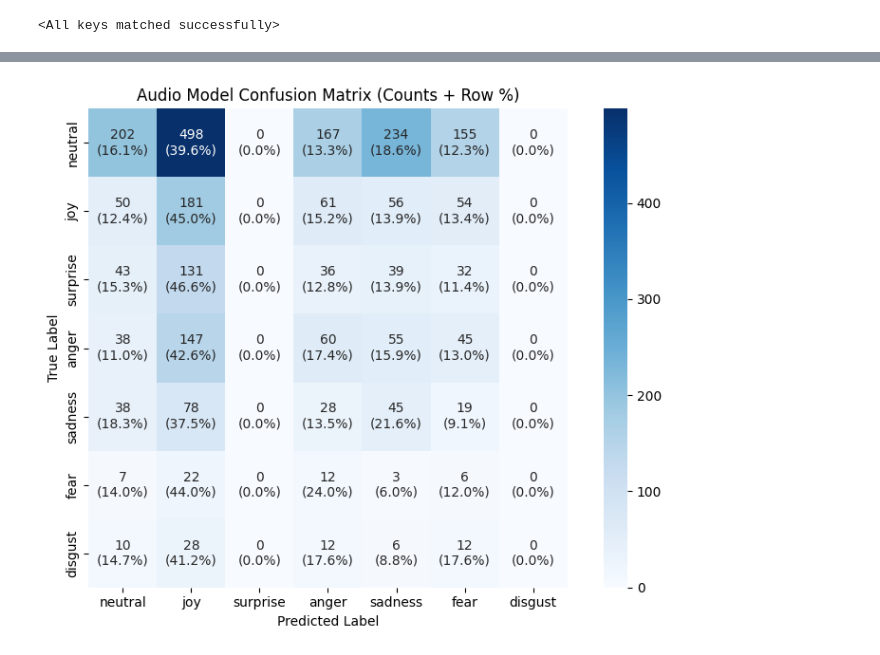
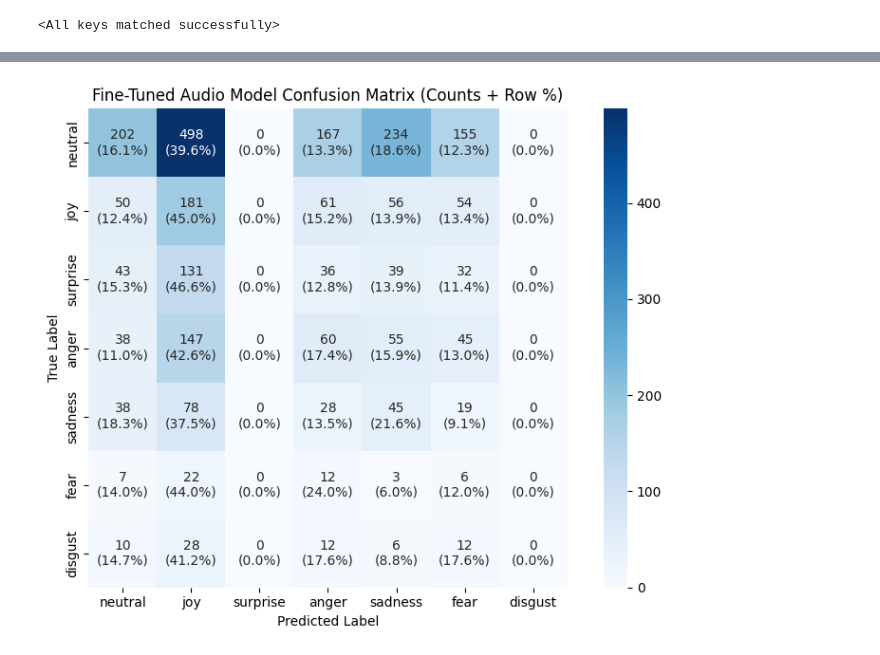
Before and after one commit to PetraMicanovic/multimodal-emotion-recognition, a Jupyter notebook: notebooks/MELD/01_baseline_no_temporal_pooling.ipynb, the cells around one changed output, grey strips where cells are left out. Cells and saved outputs as stored; diff of their text form; code cells hidden in the pictures.

```diff
--- a/notebooks/MELD/01_baseline_no_temporal_pooling.ipynb
+++ b/notebooks/MELD/01_baseline_no_temporal_pooling.ipynb
@@ -1412,8 +1425,8 @@ Weighted F1: 0.1895
 # %%
 plot_confusion_matrix(
     y_true=ft_audio_results["y_true"],
     y_pred=ft_audio_results["y_pred"],
     class_names=CONFIG["emotion_labels"],
-    title="Audio Model Confusion Matrix")
+    title="Fine-Tuned Audio Model Confusion Matrix")
 # %% [output]
-[figure, old version]
+[figure, new version]
```
Also changed, not shown: parts of 7 cells of this notebook.
